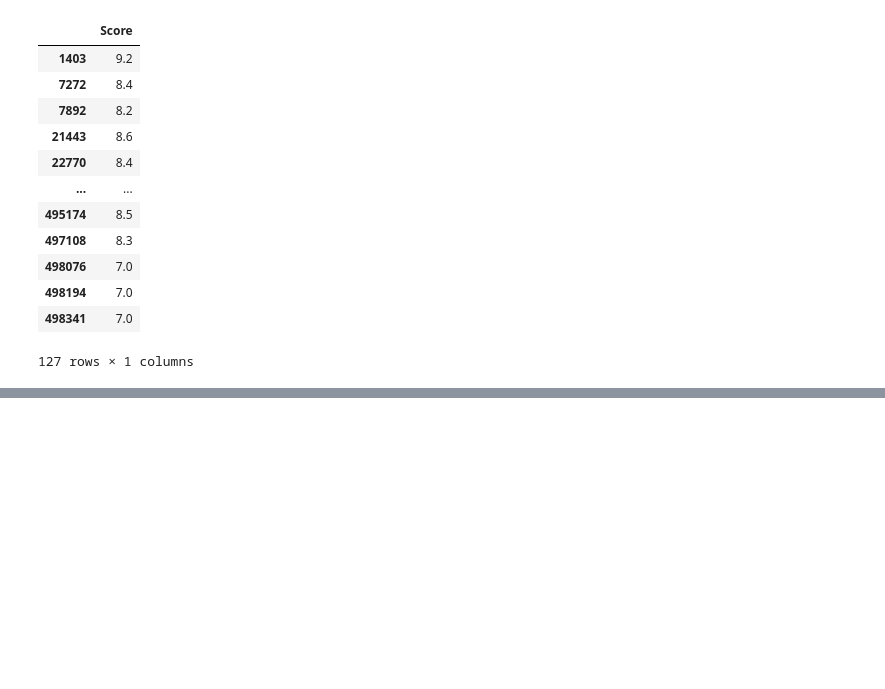
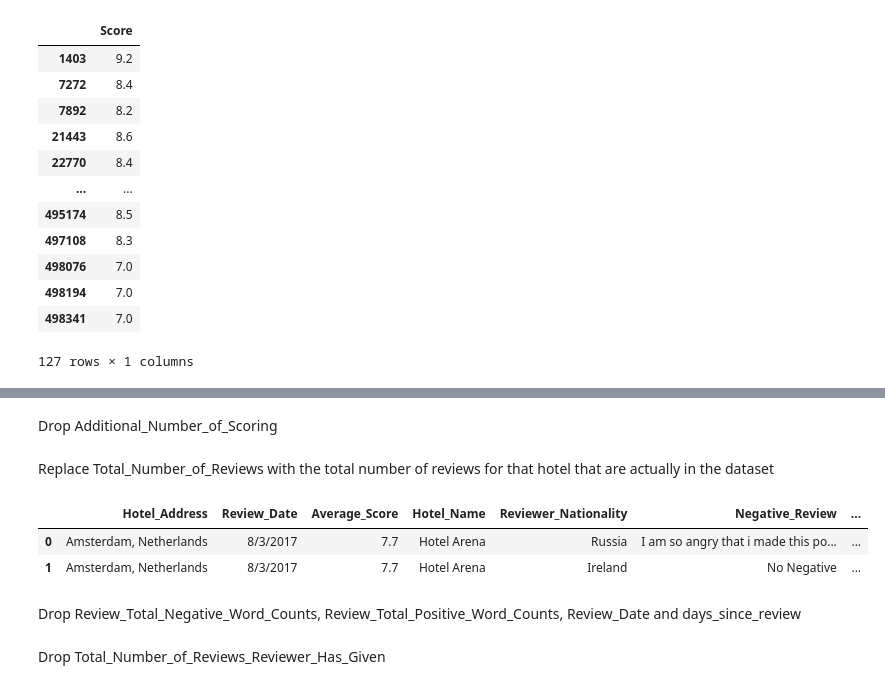
Before and after one commit to omarelwaliely/datascience, a Jupyter notebook: microsoft_beginner_ml/hotel_reviews/hotel_reviews.ipynb, the cells around one changed output, grey strips where cells are left out. Drawn from its saved outputs; the diff is of its cells as text; code cells hidden in the pictures; blank space fills up the shorter version.

```diff
--- a/microsoft_beginner_ml/hotel_reviews/hotel_reviews.ipynb
+++ b/microsoft_beginner_ml/hotel_reviews/hotel_reviews.ipynb
@@ -191,0 +255,17 @@ pd.DataFrame({"Score":both['Average_Score']})
+# %% [markdown]
+Drop Additional_Number_of_Scoring
+# %%
+reviews = reviews.drop(columns=['Additional_Number_of_Scoring'])
+# %% [markdown]
+Replace Total_Number_of_Reviews with the total number of reviews for that hotel that are actually in the dataset
+# %%
+reviews['Total_Number_of_Reviews'] = reviews.groupby('Hotel_Name').transform('count')['Hotel_Address']
+reviews['Average_Score'] = round(reviews.groupby('Hotel_Name')['Reviewer_Score'].transform('mean'), 1)
+# %%
+reviews.head(2)
+# %% [output]
+|  | Hotel_Address | Review_Date | Average_Score | Hotel_Name | Reviewer_Nationality | Negative_Review | ... |
+| 0 | Amsterdam, Netherlands | 8/3/2017 | 7.7 | Hotel Arena | Russia | I am so angry that i made this po... | ... |
+| 1 | Amsterdam, Netherlands | 8/3/2017 | 7.7 | Hotel Arena | Ireland | No Negative | ... |
+# %% [markdown]
+Drop Review_Total_Negative_Word_Counts, Review_Total_Positive_Word_Counts, Review_Date and days_since_review
@@ -191,0 +274,2 @@ pd.DataFrame({"Score":both['Average_Score']})
+# %% [markdown]
+Drop Total_Number_of_Reviews_Reviewer_Has_Given
```
Also changed, not shown: parts of 12 cells of this notebook.
